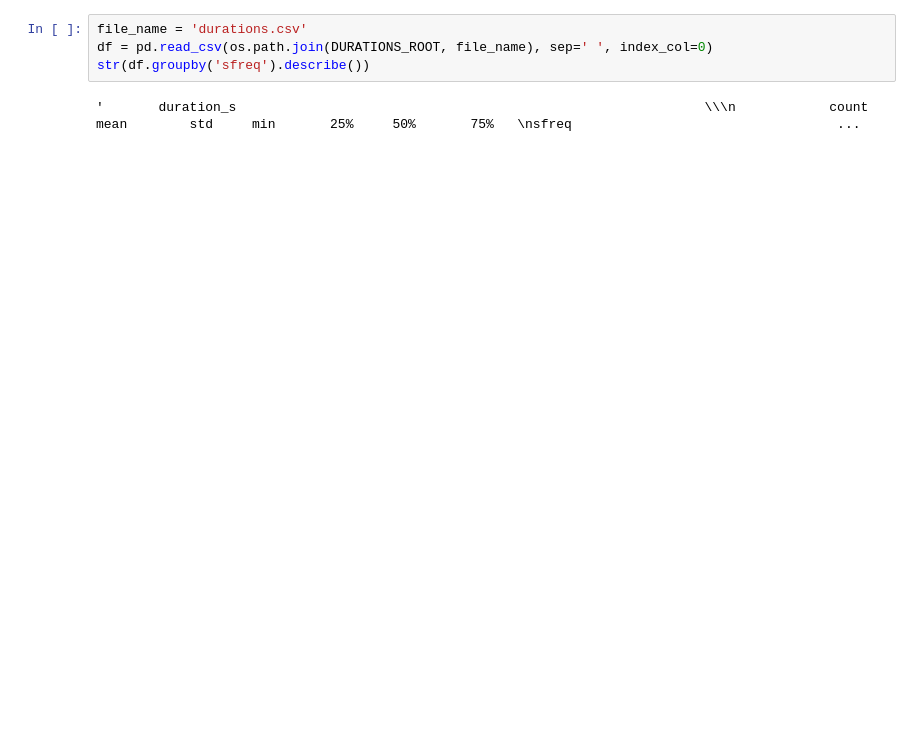
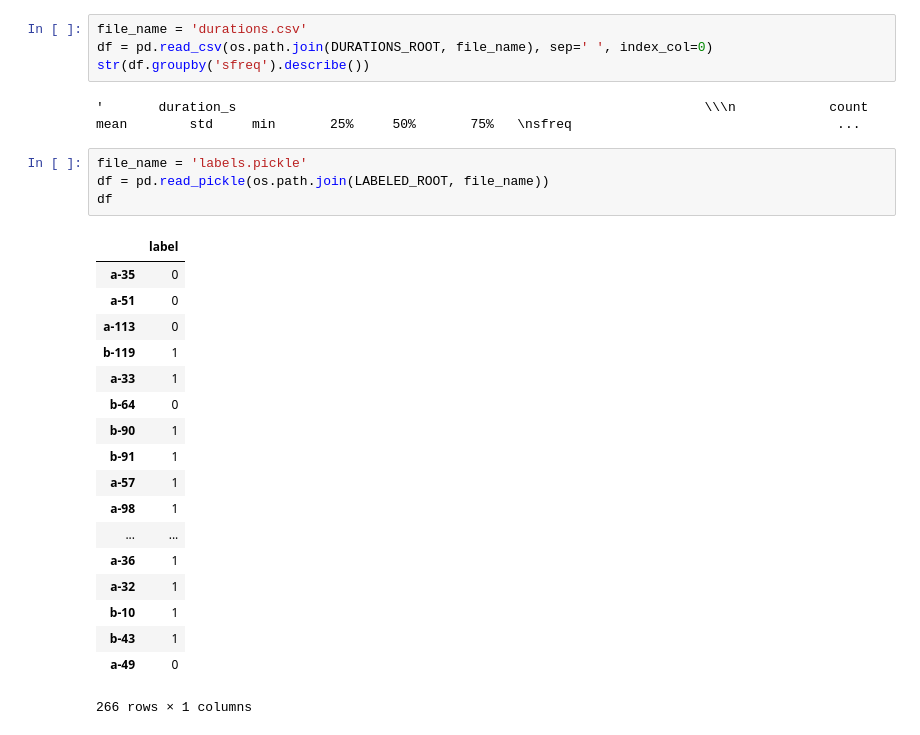
Before and after one commit to mirgee/thesis_project, a Jupyter notebook: notebooks/02-nl-measures.ipynb, the cells around one changed output. Saved outputs shown, nothing was run; the diff lists cells and outputs as text; blank space fills up the shorter version.

```diff
--- a/notebooks/02-nl-measures.ipynb
+++ b/notebooks/02-nl-measures.ipynb
@@ -112,3 +134,26 @@ df = pd.read_csv(os.path.join(DURATIONS_ROOT, file_name), sep=' ', index_col=0)
 str(df.groupby('sfreq').describe())
 # %% [output]
 '       duration_s                                                            \\\n            count       mean        std     min       25%     50%       75%   \nsfreq                                  ...
+# %%
+file_name = 'labels.pickle'
+df = pd.read_pickle(os.path.join(LABELED_ROOT, file_name))
+df
+# %% [output]
+|  | label |
+| a-35 | 0 |
+| a-51 | 0 |
+| a-113 | 0 |
+| b-119 | 1 |
+| a-33 | 1 |
+| b-64 | 0 |
+| b-90 | 1 |
+| b-91 | 1 |
+| a-57 | 1 |
+| a-98 | 1 |
+| ... | ... |
+| a-36 | 1 |
+| a-32 | 1 |
+| b-10 | 1 |
+| b-43 | 1 |
+| a-49 | 0 |
+266 rows × 1 columns
```
Also changed, not shown: parts of 3 cells of this notebook, 2 other files.
